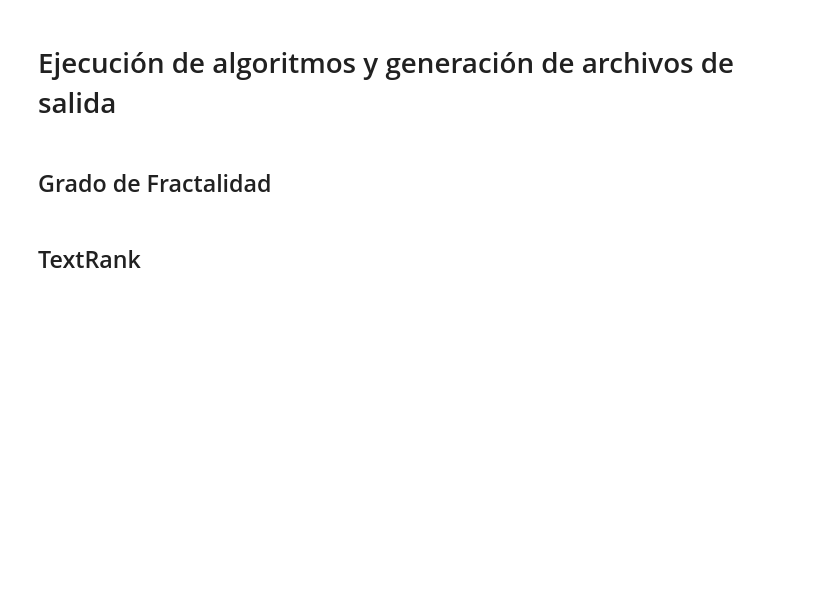
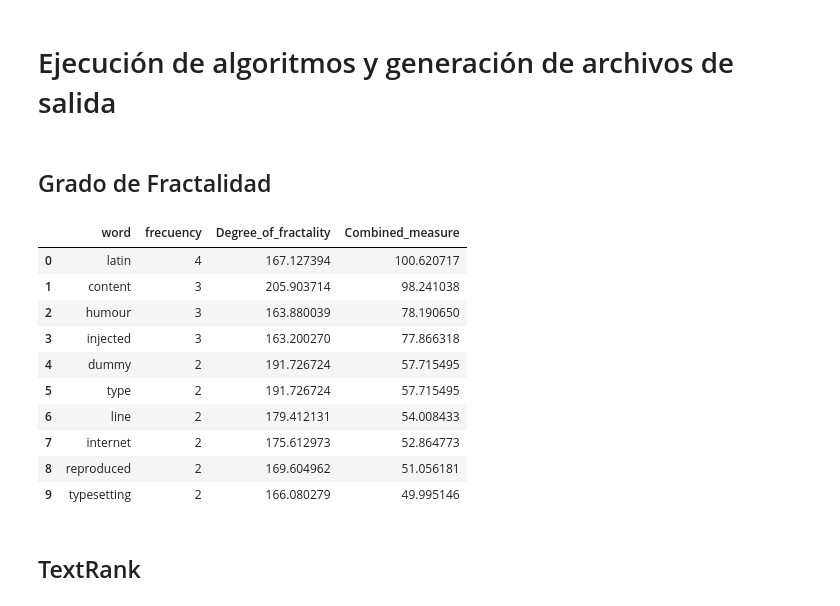
Before and after one commit to jhermosillo/keyword_extraction, a Jupyter notebook: API_TextRank_GFractal.ipynb, the cells around one changed output. Cells and saved outputs as stored; diff of their text form; code cells hidden in the pictures; blank space fills up the shorter version.

```diff
--- a/API_TextRank_GFractal.ipynb
+++ b/API_TextRank_GFractal.ipynb
@@ -214,7 +253,7 @@ def distribucion(palabras,vocabulario):
             i=i+1
         frecuencias[p]=M
         cajas[p]=ncajas[:]
-    return frecuencias,cajas,N
+    return frecuencias,cajas
 # %% [markdown]
 # Lectura de archivo de entrada
 # %%
@@ -259,21 +294,73 @@ def salida(sorted_x,frec,archivo,elapsed_time,N,L):
 # %% [markdown]
 # Ejecución de algoritmos y generación de archivos de salida
+# %%
+# lectura de documento de prueba
+frec,dist,tokens,vocabulario,texto = lee_documento('data.txt')
 # %% [markdown]
 ## Grado de Fractalidad
-# %%
-#ejecución de algoritmo Grado de Fractalidad
-from time import time
-start_time = time()
-frac_x=fractalidad(tokens,vocabulario,frec,dist) #solamente se calcular el grado de fractalidad de las palabras que tengan mas de uno de frecuencia
-elapsed_time = time() - start_time
-sorted_x = sorted(frac_x.items(), key=operator.itemgetter(1), reverse=True)
-print('Time GF: '+str(elapsed_time))
-
-#Imprimir y guardar resultados de GF
-df=salida(sorted_x,frec,filename,elapsed_time,tamanio_texto, len(vocabulario))
-
-#Ordenar resultados por medida combinada
-by_MC = df.sort_values('Combined_measure',ascending=False)
-by_MC.to_csv('GF.csv')
+# %%
+#ejecución de algoritmo Grado de Fractalidad
+def grado_de_fractalidad(tokens,vocabulario,frec,dist,regresa_kw=False,regresa_df=True,top_n=np.inf,escribe_arch=False):
+  frac_x=fractalidad(tokens,vocabulario,frec,dist)
+  sorted_x = sorted(frac_x.items(), key=operator.itemgetter(1), reverse=True)
+  # print('Time GF: '+str(elapsed_time))
+
+  #Imprimir y guardar resultados de GF
+  if regresa_df:
+    if top_n != np.inf:
+      df=[[t[0],frec[t[0]], t[1], t[1]*log10(frec[t[0]])] for t in sorted_x[:top_n]]
+    else:
+      df=[[t[0],frec[t[0]], t[1], t[1]*log10(frec[t[0]])] for t in sorted_x]
+    #Ordenar resultados por medida combinada
+    df.sort(key=lambda x: x[3],reverse=True)
+    if regresa_kw==False:
+      df = [dato[0] for dato in df]
+      by_MC=pd.DataFrame(df, columns=['word'])
+    else:
+      by_MC=pd.DataFrame(df, columns=['word','frecuency','Degree_of_fractality','Combined_measure'])
+    if escribe_arch:
+      by_MC.to_csv('GF.csv')
+  else:
+    if top_n != np.inf:
+      df=[[t[0],frec[t[0]], t[1], t[1]*log10(frec[t[0]])] for t in sorted_x[:top_n]]
+    else:
+      df=[[t[0],frec[t[0]], t[1], t[1]*log10(frec[t[0]])] for t in sorted_x]
+    #Ordenar resultados por medida combinada
+    df.sort(key=lambda x: x[3],reverse=True)
+    if regresa_kw==False:
+      by_MC = [dato[0] for dato in df]
+    else:
+      by_MC = df
+    if escribe_arch:
+      print('\nNo se tiene implementada la escritura de archivo cuando regresa_df==False\n')
+  return by_MC
+
+def use_gf(texto,regresa_kw=False,regresa_df=False,top_n=np.inf,escribe_arch=False):
+  tokens=texto.split()
+  vocabulario=[]
+  for t in tokens:
+      if(t not in vocabulario):
+          vocabulario.append(t)
+  #variables de procesamiento
+  dist={}
+  frec={}
+  frec,dist=distribucion(tokens,vocabulario)
+  df = grado_de_fractalidad(tokens,vocabulario,frec,dist,regresa_kw,regresa_df,top_n,escribe_arch)
+  return df
+
+df1 = use_gf(texto,regresa_kw=True,regresa_df=True,top_n=10)
+df1
+# %% [output]
+|  | word | frecuency | Degree_of_fractality | Combined_measure |
+| 0 | latin | 4 | 167.127394 | 100.620717 |
+| 1 | content | 3 | 205.903714 | 98.241038 |
+| 2 | humour | 3 | 163.880039 | 78.190650 |
+| 3 | injected | 3 | 163.200270 | 77.866318 |
+| 4 | dummy | 2 | 191.726724 | 57.715495 |
+| 5 | type | 2 | 191.726724 | 57.715495 |
+| 6 | line | 2 | 179.412131 | 54.008433 |
+| 7 | internet | 2 | 175.612973 | 52.864773 |
+| 8 | reproduced | 2 | 169.604962 | 51.056181 |
+| 9 | typesetting | 2 | 166.080279 | 49.995146 |
 # %% [markdown]
 ## TextRank
```
Also changed, not shown: parts of 12 cells of this notebook.
